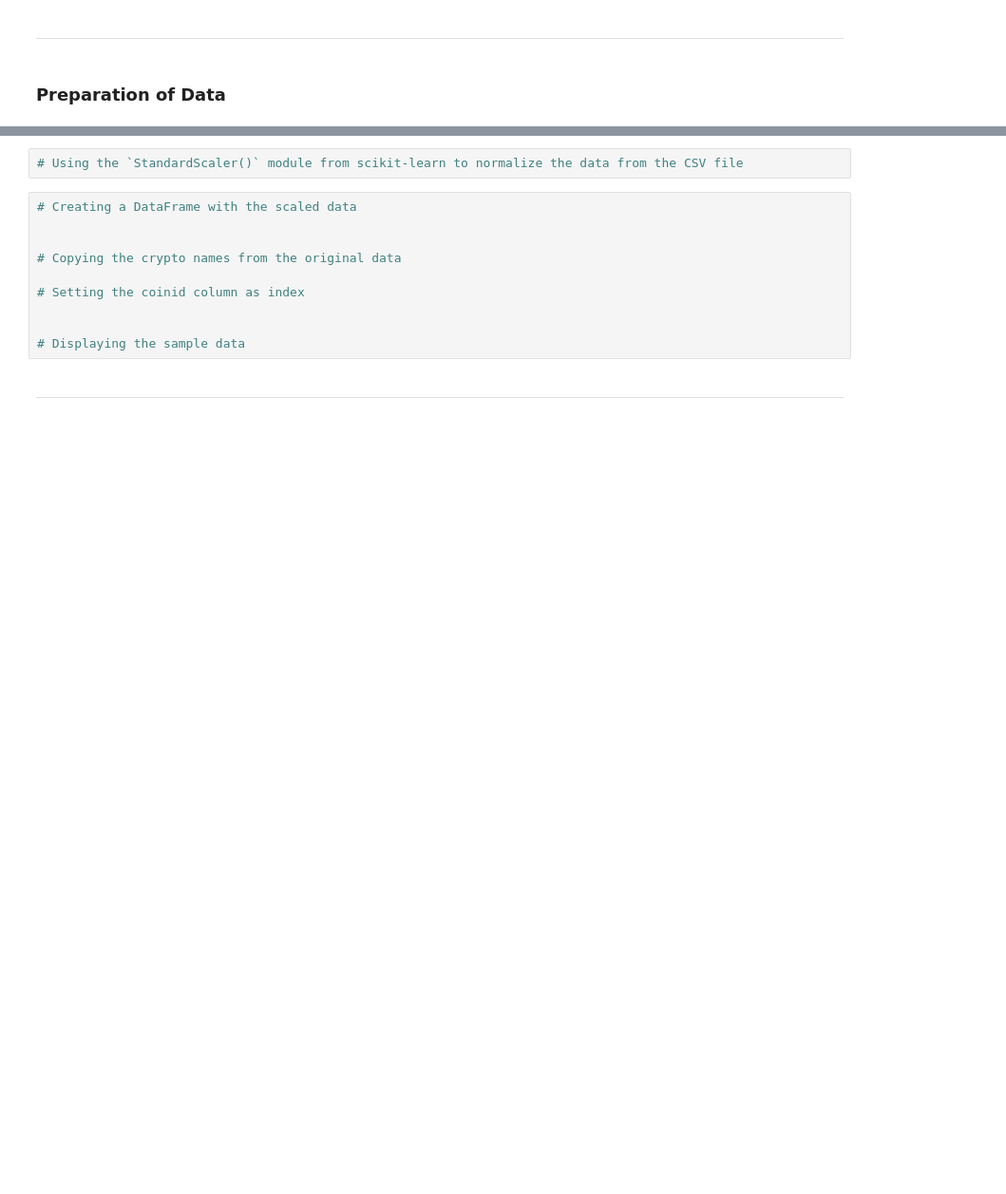
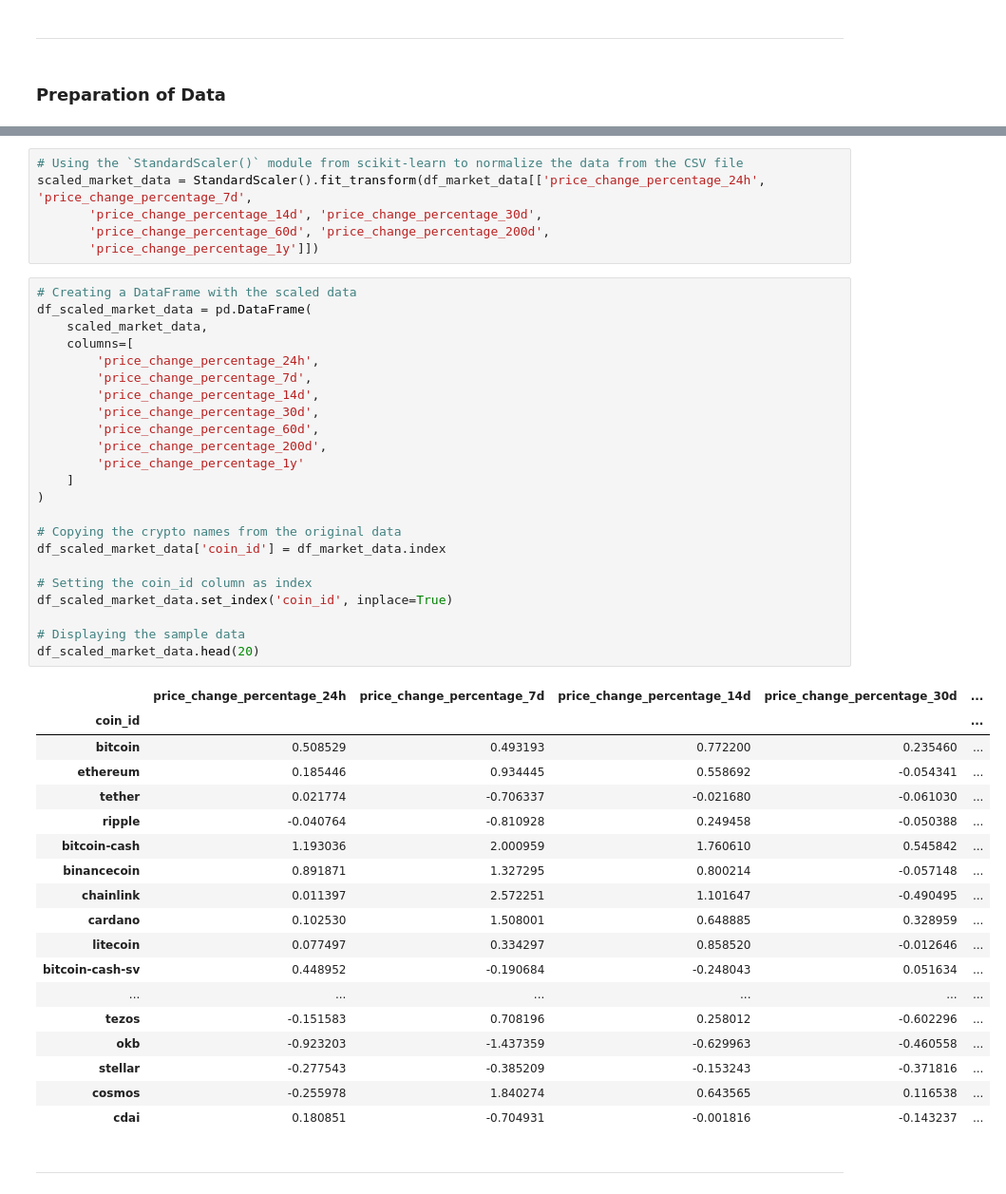
Before and after one commit to YargKlnc/CryptoClustering, a Jupyter notebook: Crypto_Clustering.ipynb, the cells around one changed output, grey strips where cells are left out. Shown: that part at 95% size. Drawn from its saved outputs; the diff is of its cells as text; blank space fills up the shorter version.

```diff
--- a/Crypto_Clustering.ipynb
+++ b/Crypto_Clustering.ipynb
@@ -71,15 +84,51 @@ WARNING:bokeh.io.export:file:///C:/Users/yarg7/Documents/YK%20Data%20UofT/Homewo
 # %%
 # Using the `StandardScaler()` module from scikit-learn to normalize the data from the CSV file
+scaled_market_data = StandardScaler().fit_transform(df_market_data[['price_change_percentage_24h', 'price_change_percentage_7d',
+       'price_change_percentage_14d', 'price_change_percentage_30d',
+       'price_change_percentage_60d', 'price_change_percentage_200d',
+       'price_change_percentage_1y']])
 # %%
 # Creating a DataFrame with the scaled data
-
+df_scaled_market_data = pd.DataFrame(
+    scaled_market_data,
+    columns=[
+        'price_change_percentage_24h',
+        'price_change_percentage_7d',
+        'price_change_percentage_14d',
+        'price_change_percentage_30d',
+        'price_change_percentage_60d',
+        'price_change_percentage_200d',
+        'price_change_percentage_1y'
+    ]
+)
 
 # Copying the crypto names from the original data
+df_scaled_market_data['coin_id'] = df_market_data.index
 
-# Setting the coinid column as index
-
+# Setting the coin_id column as index
+df_scaled_market_data.set_index('coin_id', inplace=True)
 
 # Displaying the sample data
+df_scaled_market_data.head(20)
+# %% [output]
+|  | price_change_percentage_24h | price_change_percentage_7d | price_change_percentage_14d | price_change_percentage_30d | ... |
+| coin_id |  |  |  |  | ... |
+| bitcoin | 0.508529 | 0.493193 | 0.772200 | 0.235460 | ... |
+| ethereum | 0.185446 | 0.934445 | 0.558692 | -0.054341 | ... |
+| tether | 0.021774 | -0.706337 | -0.021680 | -0.061030 | ... |
+| ripple | -0.040764 | -0.810928 | 0.249458 | -0.050388 | ... |
+| bitcoin-cash | 1.193036 | 2.000959 | 1.760610 | 0.545842 | ... |
+| binancecoin | 0.891871 | 1.327295 | 0.800214 | -0.057148 | ... |
+| chainlink | 0.011397 | 2.572251 | 1.101647 | -0.490495 | ... |
+| cardano | 0.102530 | 1.508001 | 0.648885 | 0.328959 | ... |
+| litecoin | 0.077497 | 0.334297 | 0.858520 | -0.012646 | ... |
+| bitcoin-cash-sv | 0.448952 | -0.190684 | -0.248043 | 0.051634 | ... |
+| ... | ... | ... | ... | ... | ... |
+| tezos | -0.151583 | 0.708196 | 0.258012 | -0.602296 | ... |
+| okb | -0.923203 | -1.437359 | -0.629963 | -0.460558 | ... |
+| stellar | -0.277543 | -0.385209 | -0.153243 | -0.371816 | ... |
+| cosmos | -0.255978 | 1.840274 | 0.643565 | 0.116538 | ... |
+| cdai | 0.180851 | -0.704931 | -0.001816 | -0.143237 | ... |
 # %% [markdown]
 ---
 # %% [markdown]
```
Also changed, not shown: parts of 19 cells of this notebook, 2 other files.
